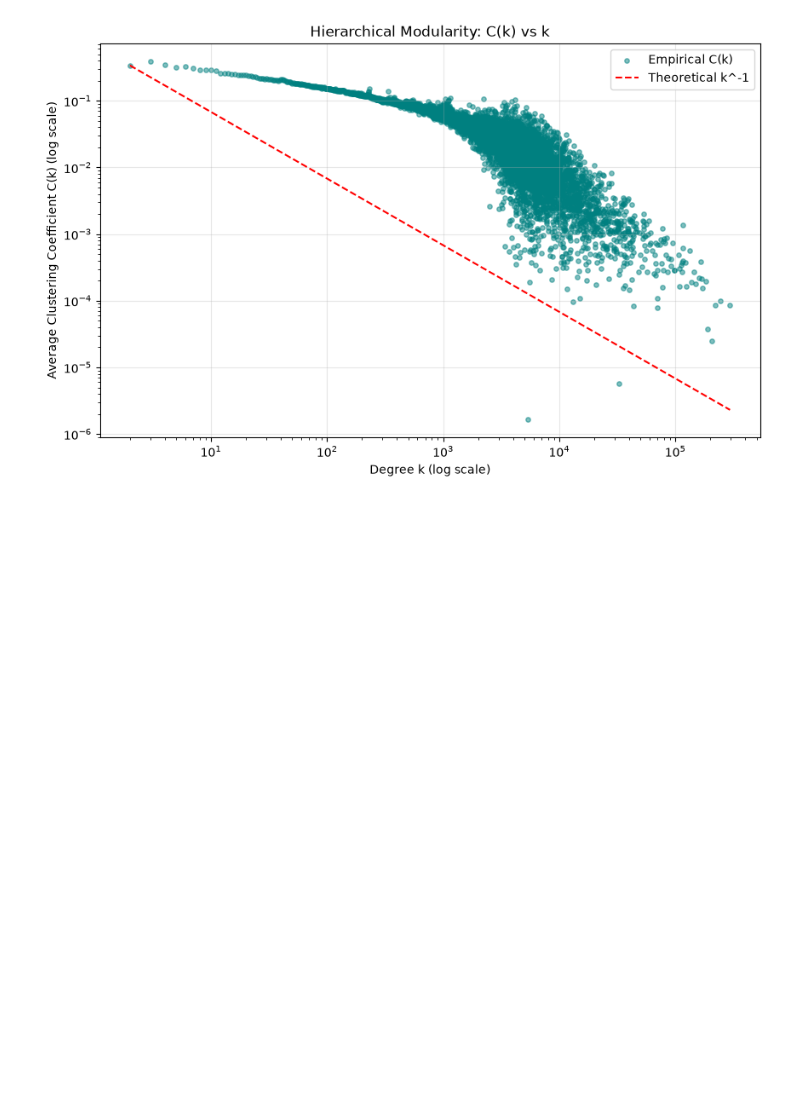
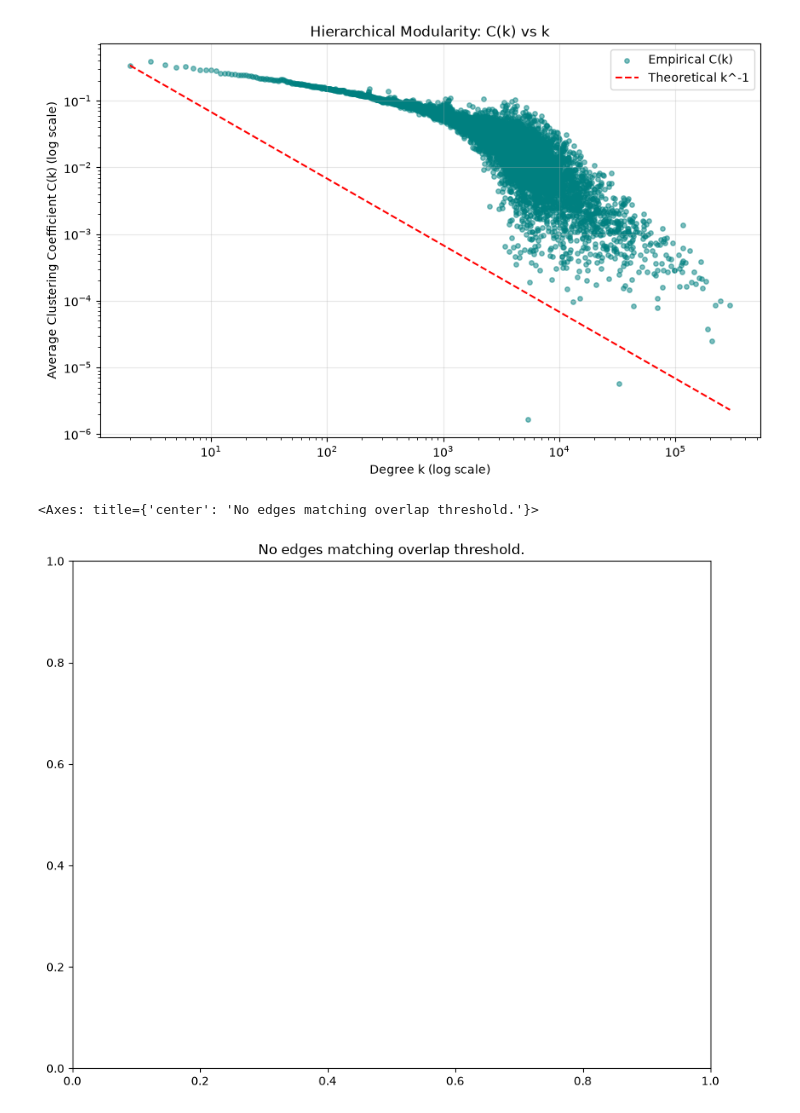
Before and after one commit to pub-crawler/pub-crawler, a Jupyter notebook: pub-crawler-data-analysis/notebooks/baseline_network_characterization.ipynb, the cells around one changed output. Drawn from its saved outputs; the diff is of its cells as text; code cells hidden in the pictures; blank space fills up the shorter version.

```diff
--- a/pub-crawler-data-analysis/notebooks/baseline_network_characterization.ipynb
+++ b/pub-crawler-data-analysis/notebooks/baseline_network_characterization.ipynb
@@ -23,8 +25,8 @@ from median_degree_by_depth import median_degree_by_depth
 from top_n_no_share_hostnames import no_share_hostnames
 # %%
 # Fit Degrees to Power Law
-nodes = r"../../data_sample_snapshots/snapshot-2026-07-04-030017-nodes.parquet"
-edges = r"../../data_sample_snapshots/snapshot-2026-07-04-030017-edges.parquet"
+nodes = r"../../data_sample_snapshots/snapshot-2026-07-19-201026-nodes.parquet"
+edges = r"../../data_sample_snapshots/snapshot-2026-07-19-201026-edges.parquet"
 
 fits = fit_degrees_to_power_law_files(nodes, edges)
 
@@ -251,3 +253,52 @@ plt.grid(True, alpha=0.3)
 plt.show()
 # %% [output]
 [figure]
+# %%
+def plot_cib_overlap_graph(
+    g: ig.Graph,
+    overlap_threshold: float = 0.8,
+    ax: plt.Axes = None,
+    figsize: tuple = (10, 8)
+):
+    """
+    CIB overlap visualization using native igraph filtering and fast LineCollection vector rendering.
+    """
+    if ax is None:
+        fig, ax = plt.subplots(figsize=figsize)
+
+    # Fast edge attribute extraction & vector threshold filtering
+    f_shared = np.array(g.es["followers_members_shared"] if "followers_members_shared" in g.es.attributes() else [0] * g.ecount())
+    fg_shared = np.array(g.es["following_members_shared"] if "following_members_shared" in g.es.attributes() else [0] * g.ecount())
+
+    mask = (f_shared >= overlap_threshold) | (fg_shared >= overlap_threshold)
+    edge_indices = np.where(mask)[0]
+
+    if len(edge_indices) == 0:
+        ax.set_title("No edges matching overlap threshold.")
+        return ax
+
+    # Extract edge-induced subgraph
+    subg = g.subgraph_edges(edge_indices, delete_vertices=True)
+
+    # Fast force-directed layout
+    layout = subg.layout_fruchterman_reingold()
+    coords = np.array(layout.coords)
+
+    # Vectorized edge coordinates for LineCollection
+    edges = subg.get_edgelist()
+    edge_lines = [[coords[u], coords[v]] for u, v in edges]
+    lc = LineCollection(edge_lines, colors="#888888", alpha=0.25, linewidths=0.8)
+    ax.add_collection(lc)
+
+    # Color mapping based on node label
+    labels = np.array(subg.vs["label"] if "label" in subg.vs.attributes() else ["benign"] * subg.vcount())
+    colors = np.where(labels == "bad_actor", "#d9534f", "#428bca")
+
+    ax.scatter(coords[:, 0], coords[:, 1], c=colors, s=30, zorder=3, edgecolors="none")
+    ax.set_title(f"CIB Overlap Graph (Shared Threshold ≥ {overlap_threshold})")
+    ax.axis("off")
+    return ax
+plot_cib_overlap_graph(G)
+# %% [output]
+<Axes: title={'center': 'No edges matching overlap threshold.'}>
+[figure, added]
```
Also changed, not shown: parts of 2 cells of this notebook.
